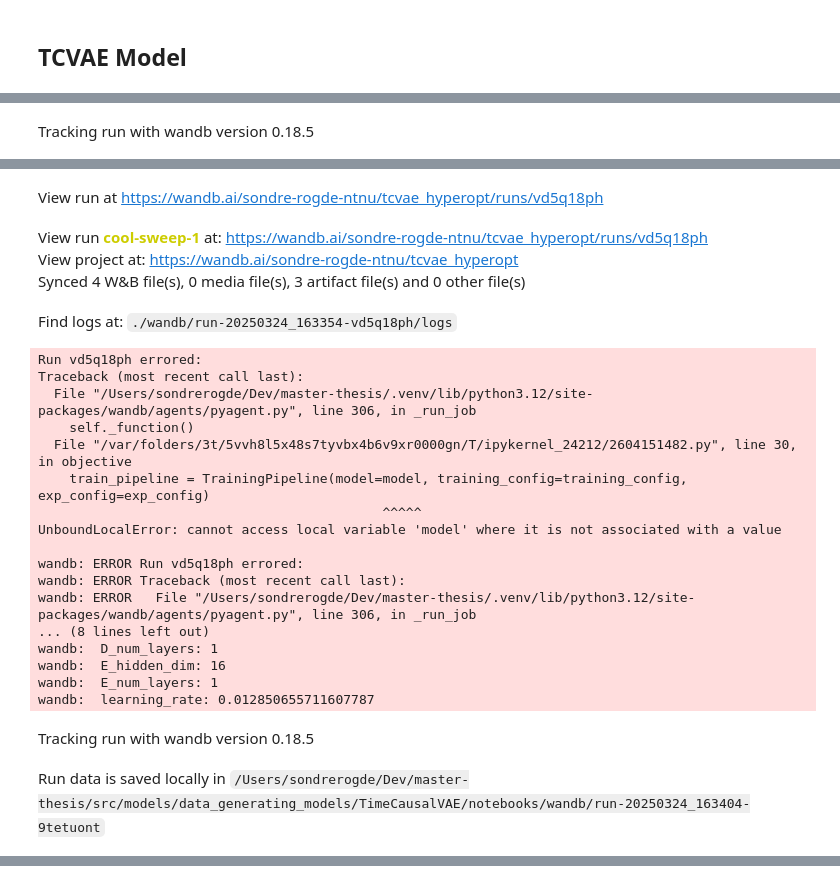
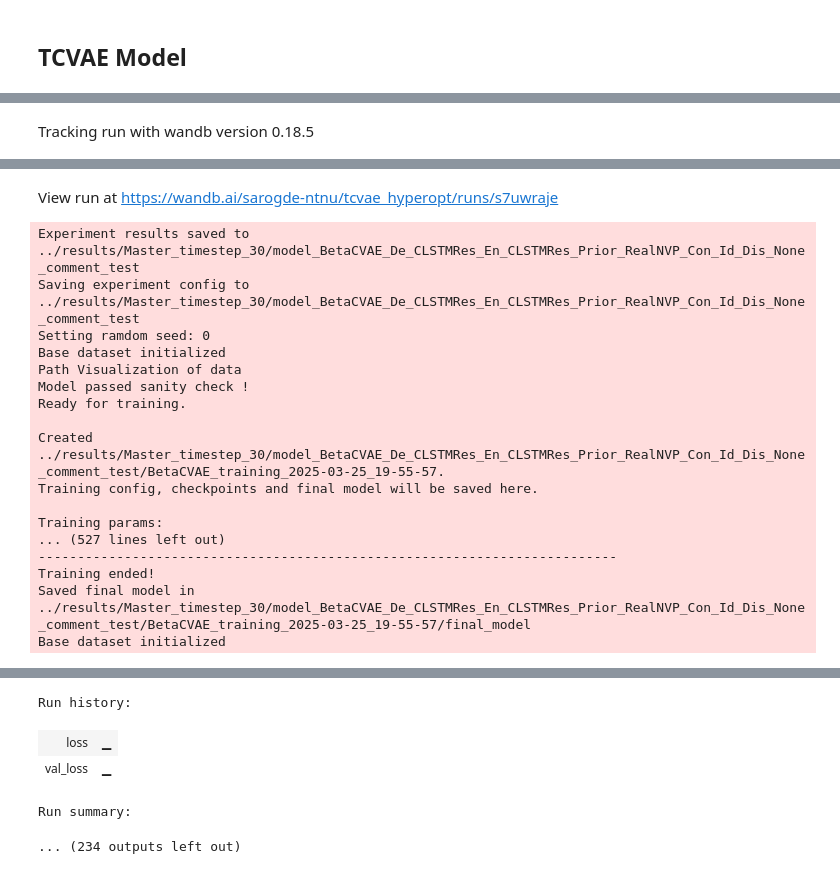
Before and after one commit to Sondringsen/master-thesis, a Jupyter notebook: src/models/data_generating_models/TimeCausalVAE/notebooks/tune_master.ipynb, the cells around one changed output, grey strips where cells are left out. Cells and saved outputs as stored; diff of their text form; code cells hidden in the pictures.

Commit message:
tuning for tcvae

```diff
--- a/src/models/data_generating_models/TimeCausalVAE/notebooks/tune_master.ipynb
+++ b/src/models/data_generating_models/TimeCausalVAE/notebooks/tune_master.ipynb
@@ -35 +149,4 @@ ImportError: cannot import name 'post_processing_config' from 'config' (/Users/s
+# %%
+# sweep_id = wandb.sweep(sweep_config, project="tcvae_hyperopt")
+sweep_id = "xrvotxdn"
 # %%
@@ -107,30 +251,0 @@ True
-# %%
-sweep_config = {
-    'method': 'bayes',
-    'metric': {
-        'name': 'loss',
-        'goal': 'minimize'
-    },
-    'parameters': {
-        'learning_rate': {
-            'distribution': 'uniform',
-            'min': 0.0001,
-            'max': 0.02
-        },
-        'E_hidden_dim': {
-            'values': [8, 16, 32]
-        },
-        'E_num_layers': {
-            'values': [1, 2, 3]
-        },
-        'D_hidden_dim': {
-            'values': [8, 16, 32]
-        },
-        'D_num_layers': {
-            'values': [1, 2, 3]
-        }
-    }
-}
-
-
-sweep_id = wandb.sweep(sweep_config, project="tcvae_hyperopt")
@@ -207,3 +252,3 @@ def objective():
 # %%
-wandb.agent(sweep_id, function=objective, count=50)
+wandb.agent(sweep_id, function=main, count=30, project="tcvae_hyperopt")
 # %% [output]
@@ -222,24 +267,18 @@ View sweep at https://wandb.ai/sondre-rogde-ntnu/tcvae_hyperopt/sweeps/tfoy3dgo
-View run at https://wandb.ai/sondre-rogde-ntnu/tcvae_hyperopt/runs/vd5q18ph
+View run at https://wandb.ai/sarogde-ntnu/tcvae_hyperopt/runs/s7uwraje
-View run cool-sweep-1 at: https://wandb.ai/sondre-rogde-ntnu/tcvae_hyperopt/runs/vd5q18ph
-View project at: https://wandb.ai/sondre-rogde-ntnu/tcvae_hyperopt
-Synced 4 W&B file(s), 0 media file(s), 3 artifact file(s) and 0 other file(s)
-Find logs at: ./wandb/run-20250324_163354-vd5q18ph/logs
-Run vd5q18ph errored:
-Traceback (most recent call last):
-  File "/Users/sondrerogde/Dev/master-thesis/.venv/lib/python3.12/site-packages/wandb/agents/pyagent.py", line 306, in _run_job
-    self._function()
-  File "/var/folders/3t/5vvh8l5x48s7tyvbx4b6v9xr0000gn/T/ipykernel_24212/2604151482.py", line 30, in objective
-    train_pipeline = TrainingPipeline(model=model, training_config=training_config, exp_config=exp_config)
-                                            ^^^^^
-UnboundLocalError: cannot access local variable 'model' where it is not associated with a value
+Experiment results saved to ../results/Master_timestep_30/model_BetaCVAE_De_CLSTMRes_En_CLSTMRes_Prior_RealNVP_Con_Id_Dis_None_comment_test
+Saving experiment config to ../results/Master_timestep_30/model_BetaCVAE_De_CLSTMRes_En_CLSTMRes_Prior_RealNVP_Con_Id_Dis_None_comment_test
+Setting ramdom seed: 0
+Base dataset initialized
+Path Visualization of data
+Model passed sanity check !
+Ready for training.
 
-wandb: ERROR Run vd5q18ph errored:
-wandb: ERROR Traceback (most recent call last):
-wandb: ERROR   File "/Users/sondrerogde/Dev/master-thesis/.venv/lib/python3.12/site-packages/wandb/agents/pyagent.py", line 306, in _run_job
-... (8 lines left out)
-wandb:  D_num_layers: 1
-wandb:  E_hidden_dim: 16
-wandb:  E_num_layers: 1
-wandb:  learning_rate: 0.012850655711607787
+Created ../results/Master_timestep_30/model_BetaCVAE_De_CLSTMRes_En_CLSTMRes_Prior_RealNVP_Con_Id_Dis_None_comment_test/BetaCVAE_training_2025-03-25_19-55-57.
+Training config, checkpoints and final model will be saved here.
+
+Training params:
+... (527 lines left out)
+--------------------------------------------------------------------------
+Training ended!
+Saved final model in ../results/Master_timestep_30/model_BetaCVAE_De_CLSTMRes_En_CLSTMRes_Prior_RealNVP_Con_Id_Dis_None_comment_test/BetaCVAE_training_2025-03-25_19-55-57/final_model
+Base dataset initialized
-Tracking run with wandb version 0.18.5
-Run data is saved locally in /Users/sondrerogde/Dev/master-thesis/src/models/data_generating_models/TimeCausalVAE/notebooks/wandb/run-20250324_163404-9tetuont
@@ -246,0 +296,5 @@ Run data is saved locally in /Users/sondrerogde/Dev/master-thesis/src/models/dat
+Run history:
+| loss | ▁ |
+| val_loss | ▁ |
+Run summary:
+... (234 outputs left out)
```
Also changed, not shown: parts of 9 cells of this notebook, 12 other files.
